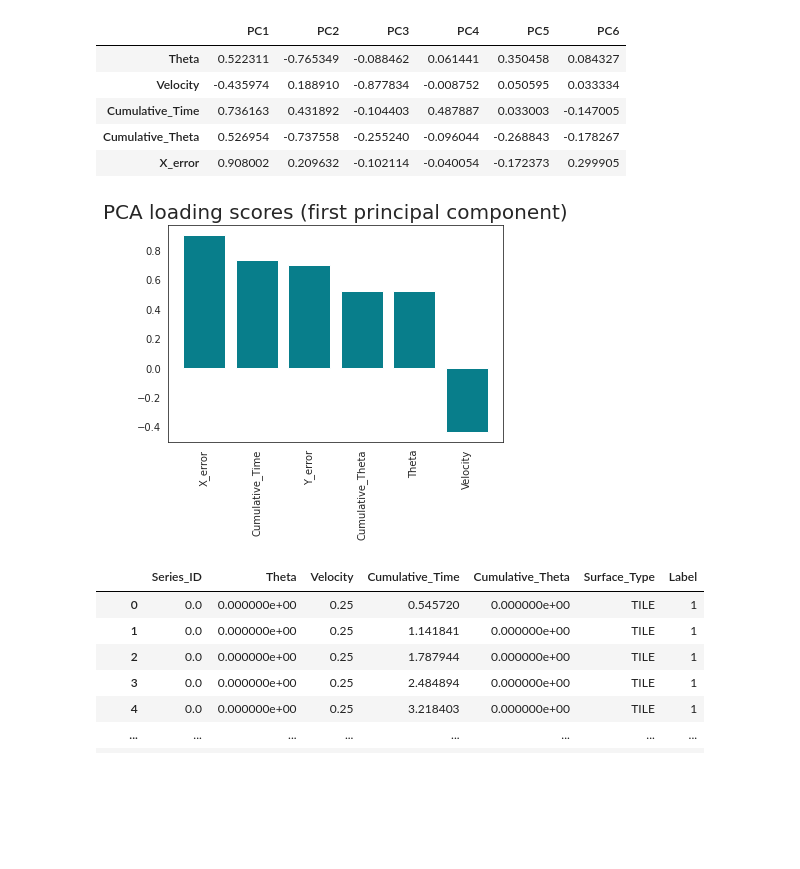
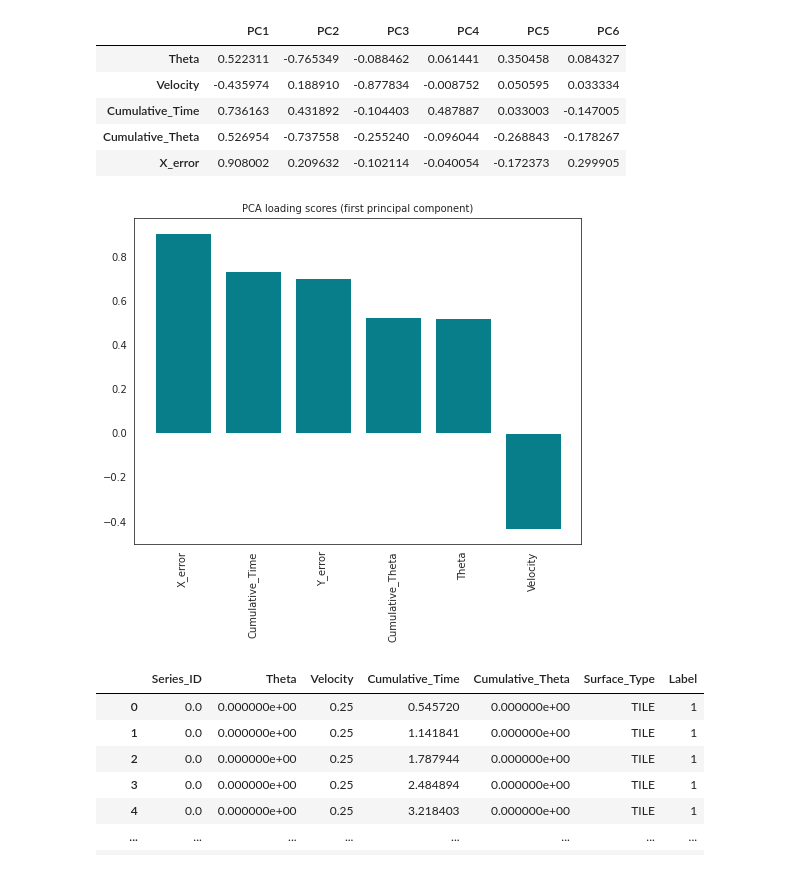
Before and after one commit to tejalvs/RobotOdometryMining, a Jupyter notebook: Modelling.ipynb, the cells around one changed output. Saved outputs shown, nothing was run; the diff lists cells and outputs as text; code cells hidden in the pictures; blank space fills up the shorter version.

```diff
--- a/Modelling.ipynb
+++ b/Modelling.ipynb
@@ -252,14 +237,14 @@ loadings.head()
 # %%
 pc1_loadings = loadings.sort_values(by='PC1', ascending=False)[['PC1']]
 pc1_loadings = pc1_loadings.reset_index()
 pc1_loadings.columns = ['Attribute', 'CorrelationWithPC1']
-
+plt.figure(figsize=(8,6))
 plt.bar(x=pc1_loadings['Attribute'], height=pc1_loadings['CorrelationWithPC1'], color='#087E8B')
-plt.title('PCA loading scores (first principal component)', size=20)
+plt.title('PCA loading scores (first principal component)', size=10)
 plt.xticks(rotation='vertical')
 plt.show()
 # %% [output]
-[figure, old version]
+[figure, new version]
 # %%
 data1=data.copy(deep=True)
 data1=data1.drop(['Distance_travelled_error','X_error','Y_error'],axis=1)
```
Also changed, not shown: parts of 13 cells of this notebook.
